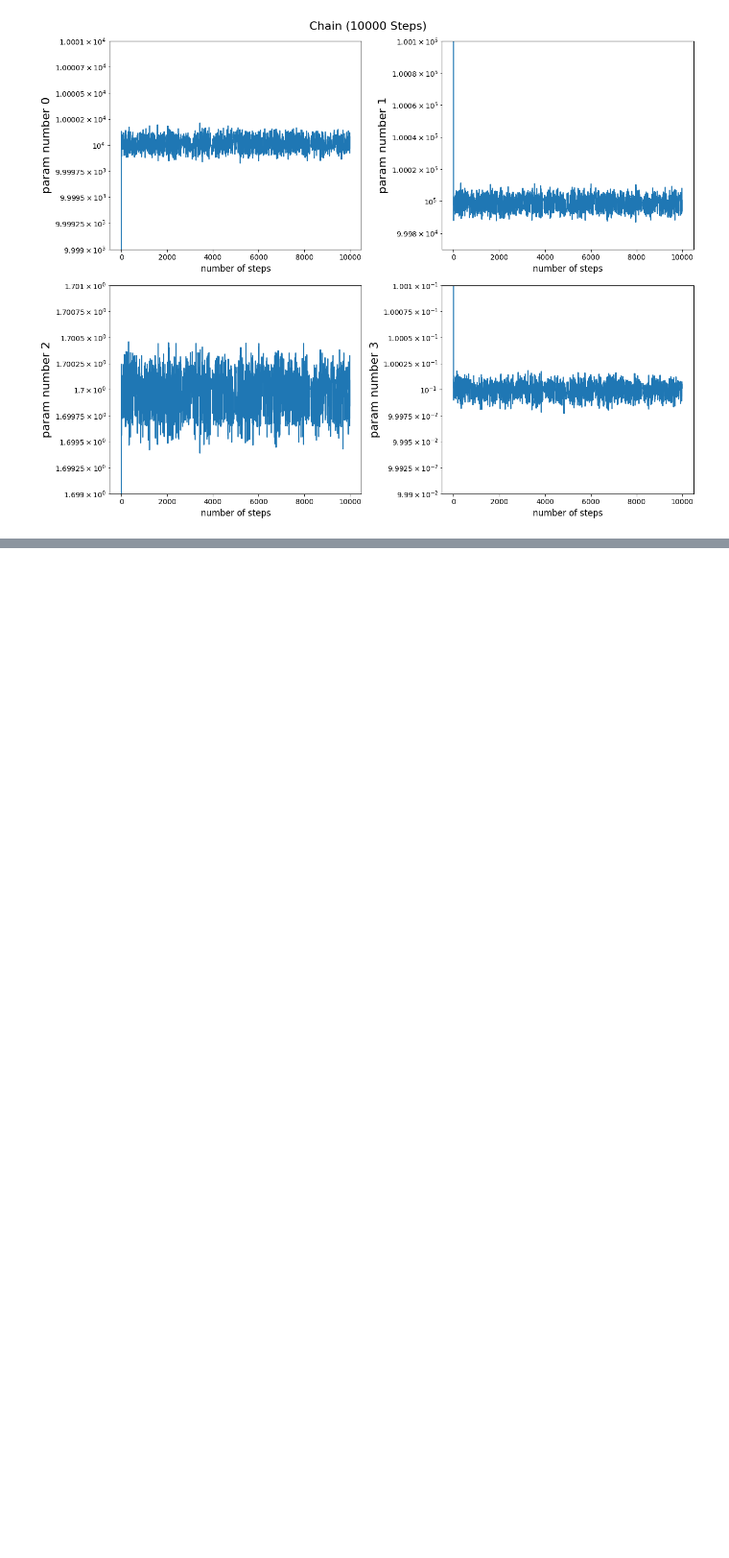
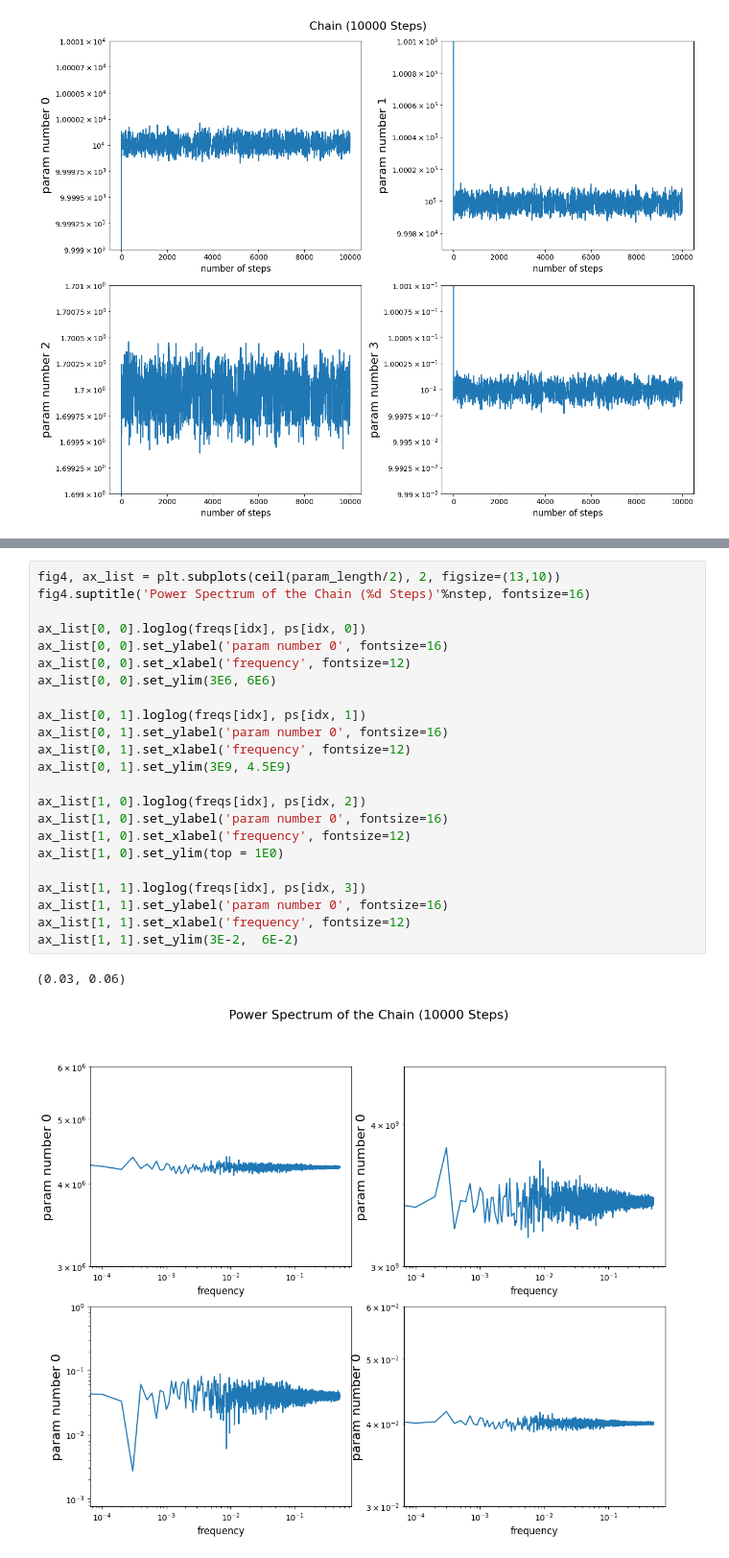
Before and after one commit to aryana-haghjoo/My-Project, a Jupyter notebook: code_history/known_curve/samples/mcmc_on_samples.ipynb, the cells around one changed output, grey strips where cells are left out. Shown at 96% size. Drawn from its saved outputs; the diff is of its cells as text; blank space fills up the shorter version.

Commit message:
final plots from mcmc on samples

```diff
--- a/code_history/known_curve/samples/mcmc_on_samples.ipynb
+++ b/code_history/known_curve/samples/mcmc_on_samples.ipynb
@@ -144,3 +116,29 @@ else:
+# %%
+fig4, ax_list = plt.subplots(ceil(param_length/2), 2, figsize=(13,10))
+fig4.suptitle('Power Spectrum of the Chain (%d Steps)'%nstep, fontsize=16)
+
+ax_list[0, 0].loglog(freqs[idx], ps[idx, 0])
+ax_list[0, 0].set_ylabel('param number 0', fontsize=16)
+ax_list[0, 0].set_xlabel('frequency', fontsize=12)
+ax_list[0, 0].set_ylim(3E6, 6E6)
+
+ax_list[0, 1].loglog(freqs[idx], ps[idx, 1])
+ax_list[0, 1].set_ylabel('param number 0', fontsize=16)
+ax_list[0, 1].set_xlabel('frequency', fontsize=12)
+ax_list[0, 1].set_ylim(3E9, 4.5E9)
+
+ax_list[1, 0].loglog(freqs[idx], ps[idx, 2])
+ax_list[1, 0].set_ylabel('param number 0', fontsize=16)
+ax_list[1, 0].set_xlabel('frequency', fontsize=12)
+ax_list[1, 0].set_ylim(top = 1E0)
+
+ax_list[1, 1].loglog(freqs[idx], ps[idx, 3])
+ax_list[1, 1].set_ylabel('param number 0', fontsize=16)
+ax_list[1, 1].set_xlabel('frequency', fontsize=12)
+ax_list[1, 1].set_ylim(3E-2,  6E-2)
+# %% [output]
+(0.03, 0.06)
+[figure, added]
 # %%
 params_cut = params[1000:, :]
 #params_cut = np.copy(params)
```
Also changed, not shown: parts of 2 cells of this notebook.
